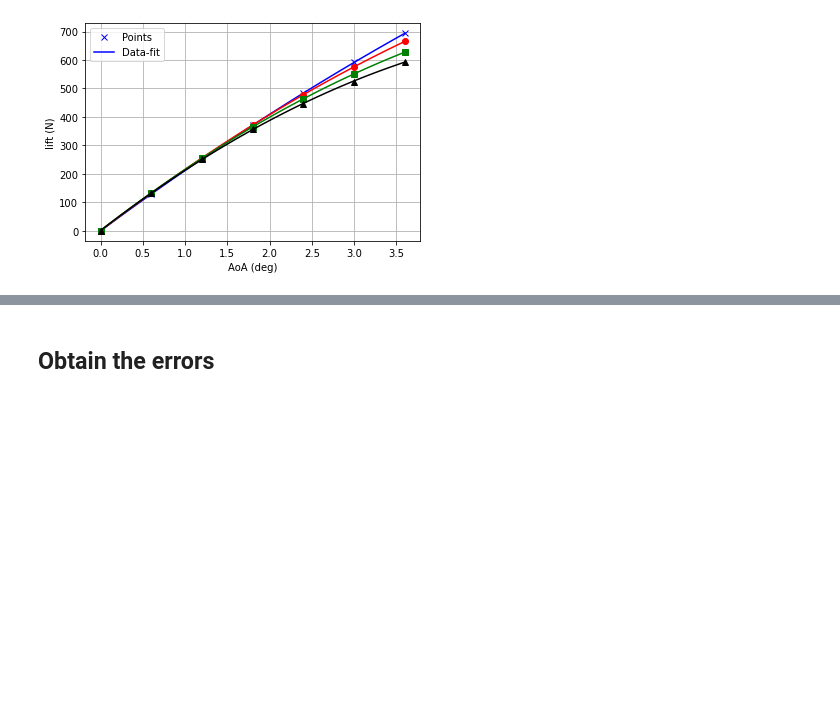
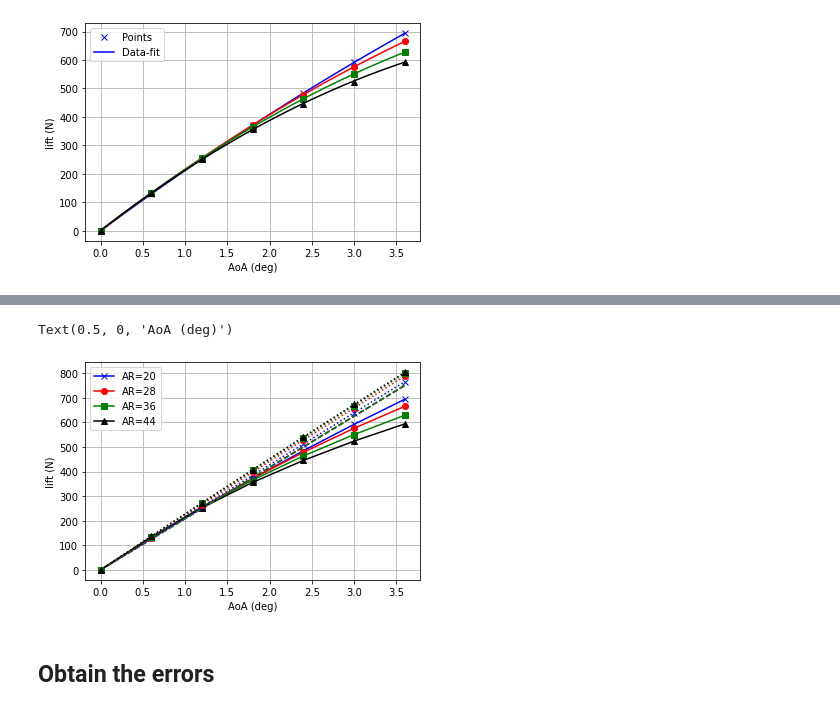
Before and after one commit to ACea15/Projects-SHARPy, a Jupyter notebook: aeroelasticPMOR_Optimization/surrogate_model/aoa_ar_forces_surrogate.ipynb, the cells around one changed output, grey strips where cells are left out. Saved outputs shown, nothing was run; the diff lists cells and outputs as text; code cells hidden in the pictures; blank space fills up the shorter version.

```diff
--- a/aeroelasticPMOR_Optimization/surrogate_model/aoa_ar_forces_surrogate.ipynb
+++ b/aeroelasticPMOR_Optimization/surrogate_model/aoa_ar_forces_surrogate.ipynb
@@ -291,3 +334,26 @@ Text(0.5, 0, 'AoA (deg)')
+# %%
+fig3_2, ax = plt.subplots()
+
+ax.plot(x,lift0,'bx-')
+ax.plot(x,lift2,'ro-')
+ax.plot(x,lift4,'gs-')
+ax.plot(x,lift6,'k^-')
+ax.plot(x_a,lift0_a,'b--')
+ax.plot(x_a,lift2_a,'r--')
+ax.plot(x_a,lift4_a,'g--')
+ax.plot(x,lift_stiff0,'bx:')
+ax.plot(x,lift_stiff2,'ro:')
+ax.plot(x,lift_stiff4,'gs:')
+ax.plot(x,lift_stiff6,'k^:')
+
+
+ax.legend(["AR=20","AR=28","AR=36","AR=44"])
+ax.grid(True)
+ax.set_ylabel('lift (N)')
+ax.set_xlabel('AoA (deg)')
+# %% [output]
+Text(0.5, 0, 'AoA (deg)')
+[figure, added]
 # %% [markdown]
 ## Obtain the errors
 # %%
```
Also changed, not shown: parts of 3 cells of this notebook.
